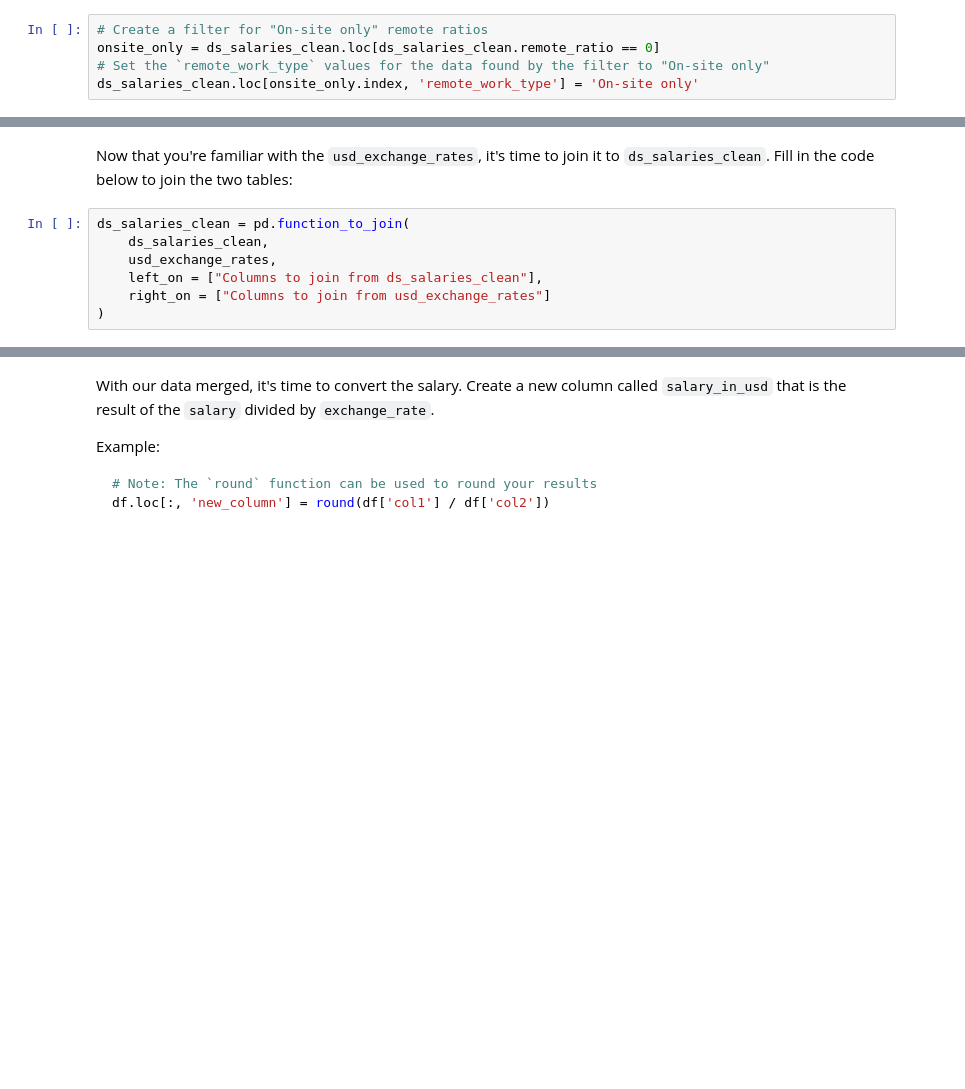
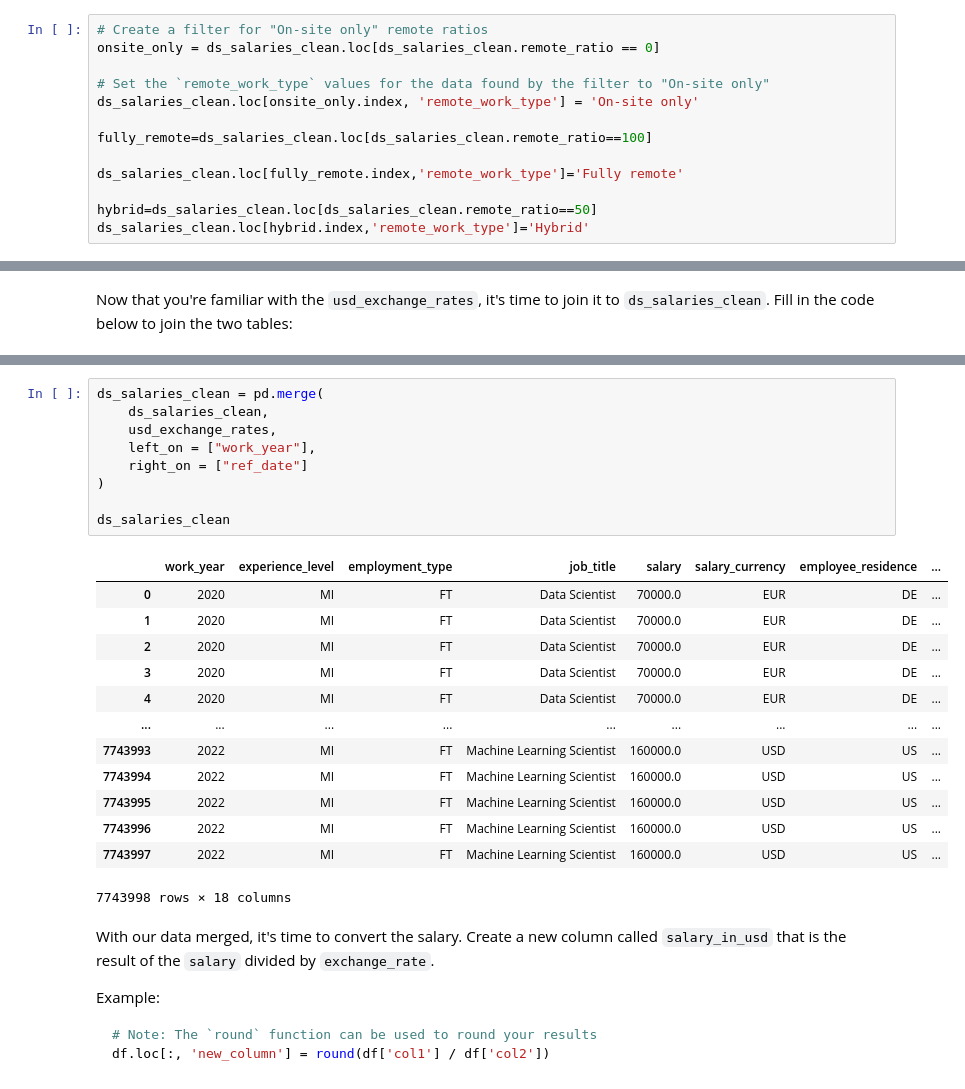
Before and after one commit to Tashipalden/Python, a Jupyter notebook: Copy_of_Python_105_Exploratory_Data_Analysis.ipynb, the cells around one changed output, grey strips where cells are left out. Saved outputs shown, nothing was run; the diff lists cells and outputs as text; blank space fills up the shorter version.

```diff
--- a/Copy_of_Python_105_Exploratory_Data_Analysis.ipynb
+++ b/Copy_of_Python_105_Exploratory_Data_Analysis.ipynb
@@ -258,8 +274,16 @@ Run the next cell:
 # %%
 # Create a filter for "On-site only" remote ratios
 onsite_only = ds_salaries_clean.loc[ds_salaries_clean.remote_ratio == 0]
+
 # Set the `remote_work_type` values for the data found by the filter to "On-site only"
 ds_salaries_clean.loc[onsite_only.index, 'remote_work_type'] = 'On-site only'
+
+fully_remote=ds_salaries_clean.loc[ds_salaries_clean.remote_ratio==100]
+
+ds_salaries_clean.loc[fully_remote.index,'remote_work_type']='Fully remote'
+
+hybrid=ds_salaries_clean.loc[ds_salaries_clean.remote_ratio==50]
+ds_salaries_clean.loc[hybrid.index,'remote_work_type']='Hybrid'
 # %% [markdown]
 #### Test
 
@@ -297,9 +306,2 @@ assert ds_salaries_clean.isna().sum().sum() == 0
 # %% [markdown]
 Now that you're familiar with the `usd_exchange_rates`, it's time to join it to `ds_salaries_clean`. Fill in the code below to join the two tables:
-# %%
-ds_salaries_clean = pd.function_to_join(
-    ds_salaries_clean,
-    usd_exchange_rates,
-    left_on = ["Columns to join from ds_salaries_clean"],
-    right_on = ["Columns to join from usd_exchange_rates"]
-)
@@ -306,3 +340,26 @@ ds_salaries_clean = pd.function_to_join(
+# %%
+ds_salaries_clean = pd.merge(
+    ds_salaries_clean,
+    usd_exchange_rates,
+    left_on = ["work_year"],
+    right_on = ["ref_date"]
+)
+
+ds_salaries_clean
+# %% [output]
+|  | work_year | experience_level | employment_type | job_title | salary | salary_currency | employee_residence | ... |
+| 0 | 2020 | MI | FT | Data Scientist | 70000.0 | EUR | DE | ... |
+| 1 | 2020 | MI | FT | Data Scientist | 70000.0 | EUR | DE | ... |
+| 2 | 2020 | MI | FT | Data Scientist | 70000.0 | EUR | DE | ... |
+| 3 | 2020 | MI | FT | Data Scientist | 70000.0 | EUR | DE | ... |
+| 4 | 2020 | MI | FT | Data Scientist | 70000.0 | EUR | DE | ... |
+| ... | ... | ... | ... | ... | ... | ... | ... | ... |
+| 7743993 | 2022 | MI | FT | Machine Learning Scientist | 160000.0 | USD | US | ... |
+| 7743994 | 2022 | MI | FT | Machine Learning Scientist | 160000.0 | USD | US | ... |
+| 7743995 | 2022 | MI | FT | Machine Learning Scientist | 160000.0 | USD | US | ... |
+| 7743996 | 2022 | MI | FT | Machine Learning Scientist | 160000.0 | USD | US | ... |
+| 7743997 | 2022 | MI | FT | Machine Learning Scientist | 160000.0 | USD | US | ... |
+7743998 rows × 18 columns
 # %% [markdown]
 With our data merged, it's time to convert the salary. Create a new column called `salary_in_usd` that is the result of the `salary` divided by `exchange_rate`.
 
```
Also changed, not shown: parts of 7 cells of this notebook.
